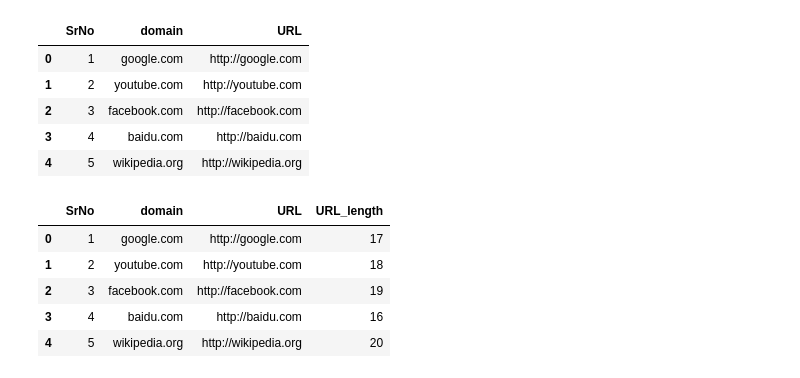
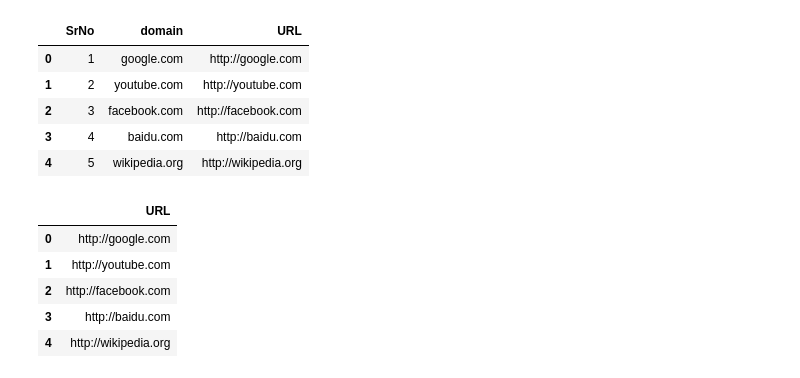
Before and after one commit to dharm18/malicious-webpage-classification, a Jupyter notebook: code/URL properties - feature extraction.ipynb, the cells around one changed output. Saved outputs shown, nothing was run; the diff lists cells and outputs as text; code cells hidden in the pictures.

```diff
--- a/code/URL properties - feature extraction.ipynb
+++ b/code/URL properties - feature extraction.ipynb
@@ -28,12 +28,12 @@ benign_url_data.head()
 | 3 | 4 | baidu.com | http://baidu.com |
 | 4 | 5 | wikipedia.org | http://wikipedia.org |
 # %%
-benign_url_data['URL_length'] = benign_url_data['URL'].str.len()
+benign_url_data = (benign_url_data[["URL"]])
 benign_url_data.head()
 # %% [output]
-|  | SrNo | domain | URL | URL_length |
-| 0 | 1 | google.com | http://google.com | 17 |
-| 1 | 2 | youtube.com | http://youtube.com | 18 |
-| 2 | 3 | facebook.com | http://facebook.com | 19 |
-| 3 | 4 | baidu.com | http://baidu.com | 16 |
-| 4 | 5 | wikipedia.org | http://wikipedia.org | 20 |
+|  | URL |
+| 0 | http://google.com |
+| 1 | http://youtube.com |
+| 2 | http://facebook.com |
+| 3 | http://baidu.com |
+| 4 | http://wikipedia.org |
```
Also changed, not shown: parts of 34 cells of this notebook, 2 other files.
